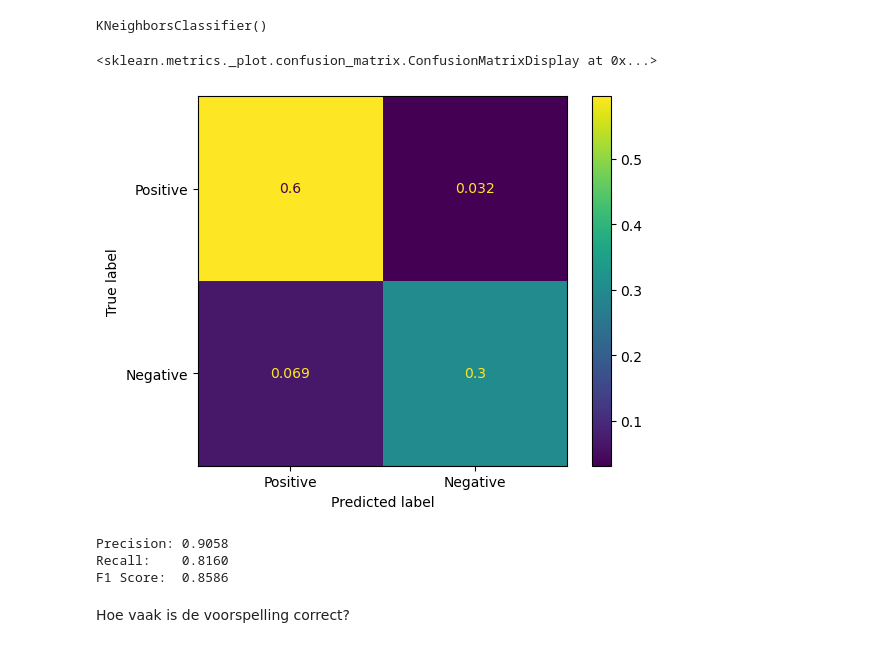
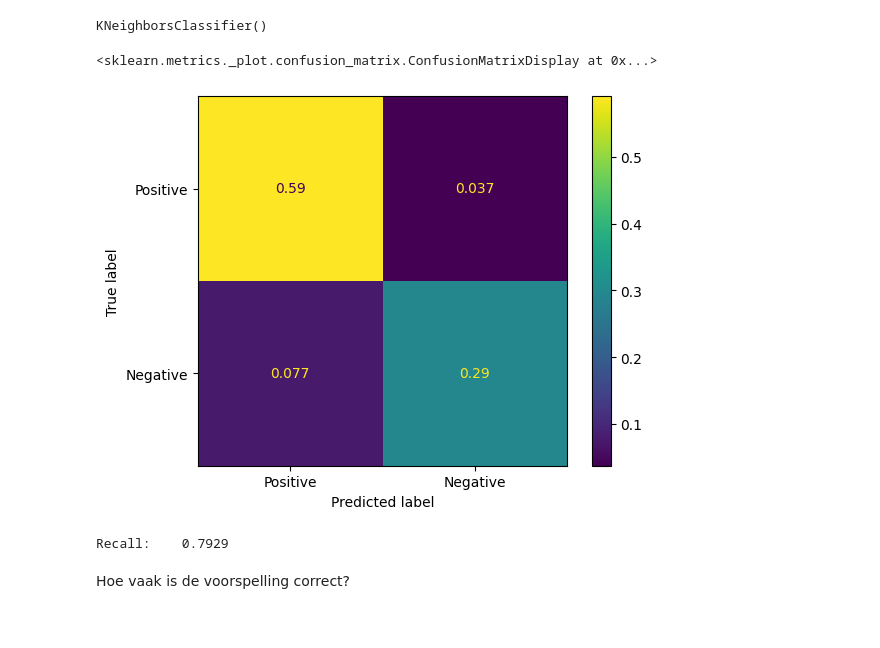
Before and after one commit to yanj27/Smart_Industry, a Jupyter notebook: Data Mining/Opdracht 1/Data Mining - Opdracht 1 (Regressie & Classificatie Model).ipynb, the cells around one changed output. Cells and saved outputs as stored; diff of their text form; code cells hidden in the pictures.

```diff
--- a/Data Mining/Opdracht 1/Data Mining - Opdracht 1 (Regressie & Classificatie Model).ipynb
+++ b/Data Mining/Opdracht 1/Data Mining - Opdracht 1 (Regressie & Classificatie Model).ipynb
@@ -963,2 +966,5 @@ y = data['diagnosis'].values
 # %% [markdown]
 Nu heeft het kolom 'diagnosis' alleen maar 1 of 0 als waarde in plaats van M of B, dit zijn dan de Y-waardes voor het model die we straks gaan gebruiken.
+# %%
+X = np.round(data['radius_mean'].values.reshape(-1, 1), 2)
+X.size
@@ -969,31 +977,31 @@ Pas het gekozen machine learning algoritme toe met maar één variabele.
 # %%
 from sklearn.neighbors import KNeighborsClassifier
 from sklearn.metrics import confusion_matrix, ConfusionMatrixDisplay, precision_score, recall_score, f1_score
+from sklearn.model_selection import train_test_split
 knn = KNeighborsClassifier(n_neighbors=5)
-X = data['radius_mean'].values.reshape(-1, 1)
-knn.fit(X, y)
+
+X_train, X_test, y_train, y_test = train_test_split(X, y, test_size=0.2, random_state=42)
+knn.fit(X_train, y_train)
 # %% [output]
 KNeighborsClassifier()
 # %%
-y_pred = knn.predict(X)
-cm = confusion_matrix(y, y_pred, normalize='all')
+y_pred = knn.predict(X_train).astype(np.float32)
+cm = confusion_matrix(y_train, y_pred, normalize='all')
 disp = ConfusionMatrixDisplay(confusion_matrix=cm, display_labels=["Positive", "Negative"])
 disp.plot()
 # %% [output]
 <sklearn.metrics._plot.confusion_matrix.ConfusionMatrixDisplay at 0x...>
-[figure, old version]
+[figure, new version]
 # %%
-precision = precision_score(y, y_pred)
-recall = recall_score(y, y_pred)
-f1 = f1_score(y, y_pred)
+# precision = precision_score(y, y_pred)
+recall = recall_score(y_train, y_pred)
+#f1 = f1_score(y, y_pred)
 
-print(f"Precision: {precision:.4f}")
+# print(f"Precision: {precision:.4f}")
 print(f"Recall:    {recall:.4f}")
-print(f"F1 Score:  {f1:.4f}")
+# print(f"F1 Score:  {f1:.4f}")
 # %% [output]
-Precision: 0.9058
-Recall:    0.8160
-F1 Score:  0.8586
+Recall:    0.7929
 # %% [markdown]
 Hoe vaak is de voorspelling correct?
 # %% [markdown]
```
Also changed, not shown: parts of 10 cells of this notebook, 1 other file.
